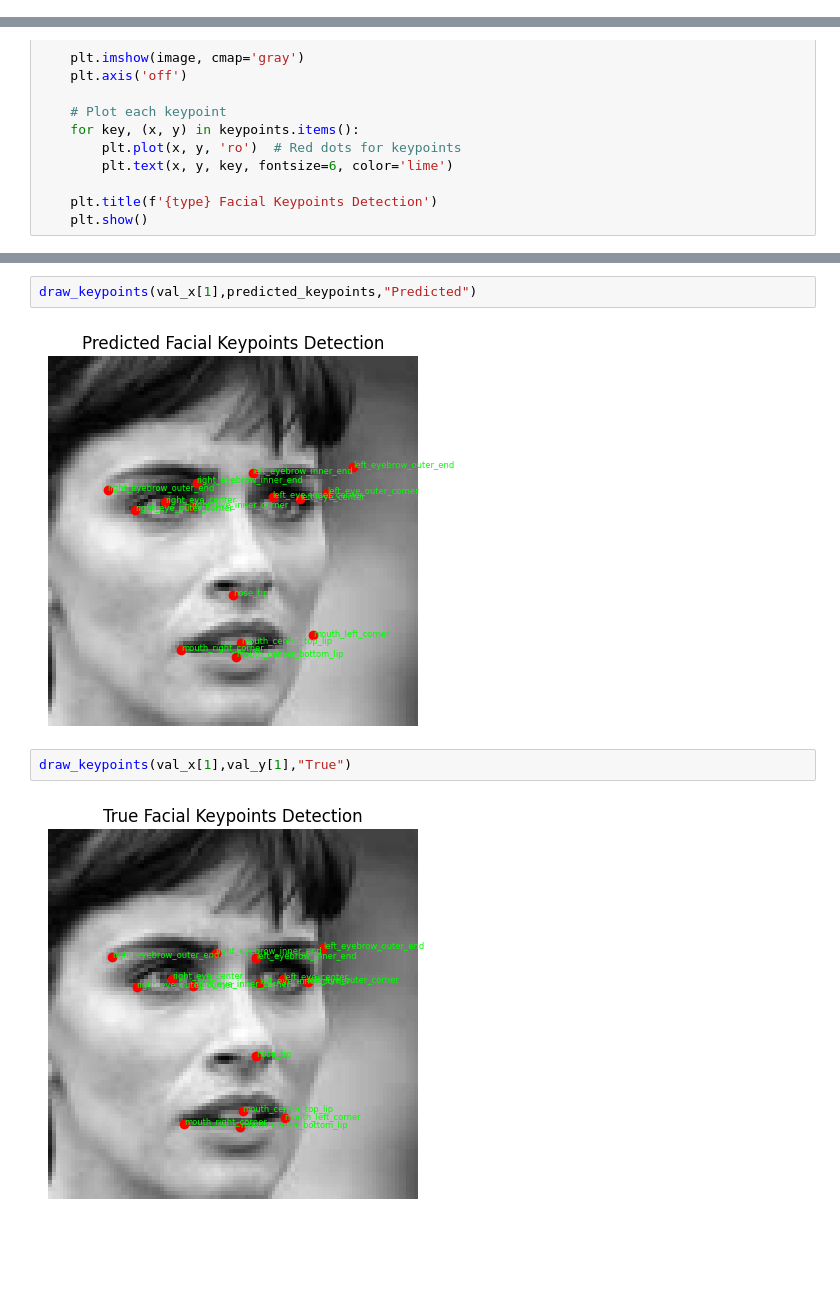
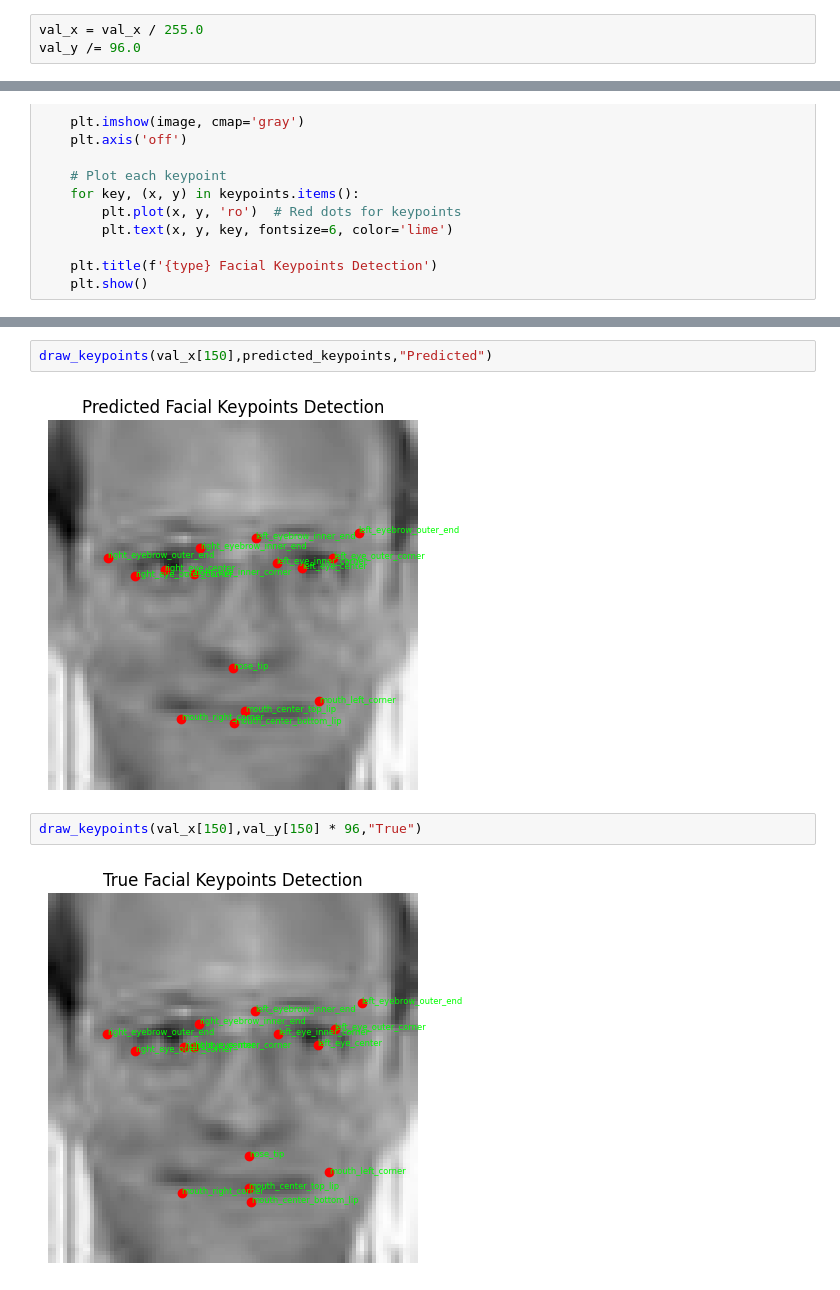
Before and after one commit to wixxxez/Facial-Keypoints-Detection, a Jupyter notebook: CNN.ipynb, the cells around one changed output, grey strips where cells are left out. Saved outputs shown, nothing was run; the diff lists cells and outputs as text; blank space fills up the shorter version.

```diff
--- a/CNN.ipynb
+++ b/CNN.ipynb
@@ -27,3 +36,6 @@ val_y = np.load("./data/val/validating_data_y.npy")
+# %%
+val_x = val_x / 255.0
+val_y /= 96.0
 # %% [markdown]
 ### Create model
 # %% [markdown]
@@ -168,8 +220,8 @@ Predicted Keypoints: [65.06388  36.624763 29.845438 37.40728  57.850857 36.10959
 # %%
-draw_keypoints(val_x[1],predicted_keypoints,"Predicted")
+draw_keypoints(val_x[150],predicted_keypoints,"Predicted")
 # %% [output]
-[figure, old version]
+[figure, new version]
 # %%
-draw_keypoints(val_x[1],val_y[1],"True")
+draw_keypoints(val_x[150],val_y[150] * 96,"True")
 # %% [output]
-[figure, old version]
+[figure, new version]
```
Also changed, not shown: parts of 23 cells of this notebook, 3 other files.
